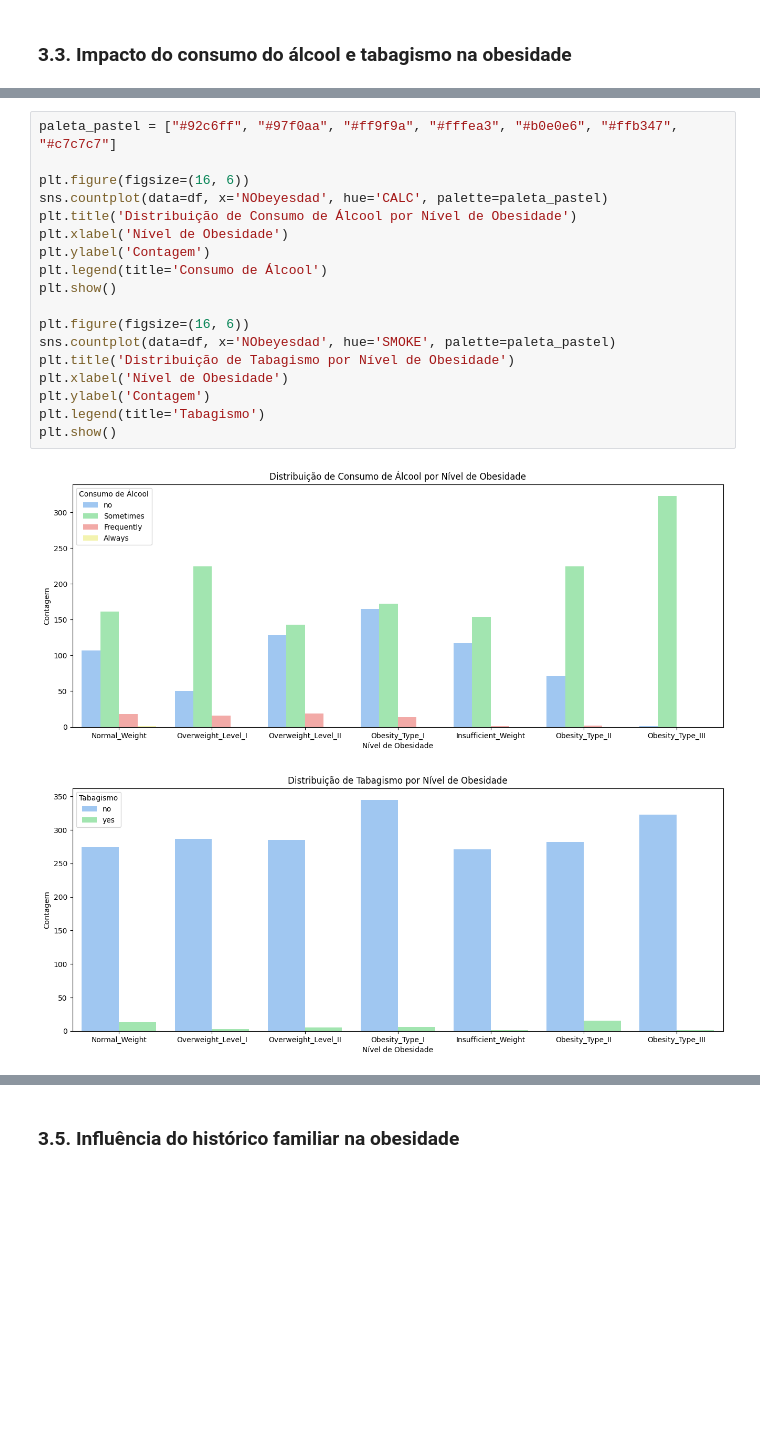
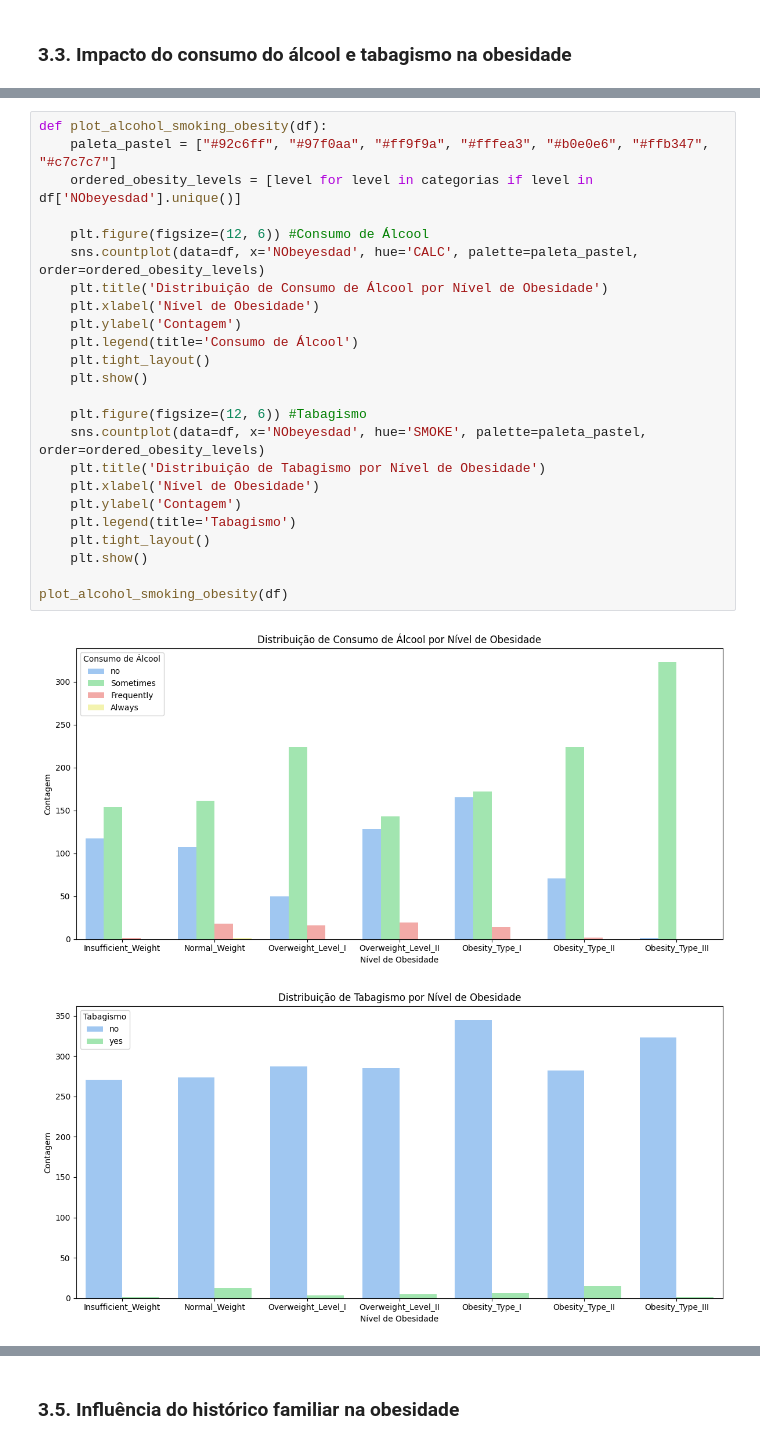
Before and after one commit to atlantico-academy/equipe5-2024.1, a Jupyter notebook: notebooks/analise.ipynb, the cells around one changed output, grey strips where cells are left out. Cells and saved outputs as stored; diff of their text form; blank space fills up the shorter version.

```diff
--- a/notebooks/analise.ipynb
+++ b/notebooks/analise.ipynb
@@ -364,21 +353,27 @@ Name: NObeyesdad, dtype: object
 # %%
-paleta_pastel = ["#92c6ff", "#97f0aa", "#ff9f9a", "#fffea3", "#b0e0e6", "#ffb347", "#c7c7c7"]
+def plot_alcohol_smoking_obesity(df):
+    paleta_pastel = ["#92c6ff", "#97f0aa", "#ff9f9a", "#fffea3", "#b0e0e6", "#ffb347", "#c7c7c7"]
+    ordered_obesity_levels = [level for level in categorias if level in df['NObeyesdad'].unique()]
 
-plt.figure(figsize=(16, 6))
-sns.countplot(data=df, x='NObeyesdad', hue='CALC', palette=paleta_pastel)
-plt.title('Distribuição de Consumo de Álcool por Nível de Obesidade')
-plt.xlabel('Nível de Obesidade')
-plt.ylabel('Contagem')
-plt.legend(title='Consumo de Álcool')
-plt.show()
+    plt.figure(figsize=(12, 6)) #Consumo de Álcool
+    sns.countplot(data=df, x='NObeyesdad', hue='CALC', palette=paleta_pastel, order=ordered_obesity_levels)
+    plt.title('Distribuição de Consumo de Álcool por Nível de Obesidade')
+    plt.xlabel('Nível de Obesidade')
+    plt.ylabel('Contagem')
+    plt.legend(title='Consumo de Álcool')
+    plt.tight_layout()
+    plt.show()
 
-plt.figure(figsize=(16, 6))
-sns.countplot(data=df, x='NObeyesdad', hue='SMOKE', palette=paleta_pastel)
-plt.title('Distribuição de Tabagismo por Nível de Obesidade')
-plt.xlabel('Nível de Obesidade')
-plt.ylabel('Contagem')
-plt.legend(title='Tabagismo')
-plt.show()
+    plt.figure(figsize=(12, 6)) #Tabagismo
+    sns.countplot(data=df, x='NObeyesdad', hue='SMOKE', palette=paleta_pastel, order=ordered_obesity_levels)
+    plt.title('Distribuição de Tabagismo por Nível de Obesidade')
+    plt.xlabel('Nível de Obesidade')
+    plt.ylabel('Contagem')
+    plt.legend(title='Tabagismo')
+    plt.tight_layout()
+    plt.show()
+
+plot_alcohol_smoking_obesity(df)
 # %% [output]
-[figure, old version]
+[figure, new version]
-[figure, old version]
+[figure, new version]
```
Also changed, not shown: parts of 48 cells of this notebook, 3 other files.
